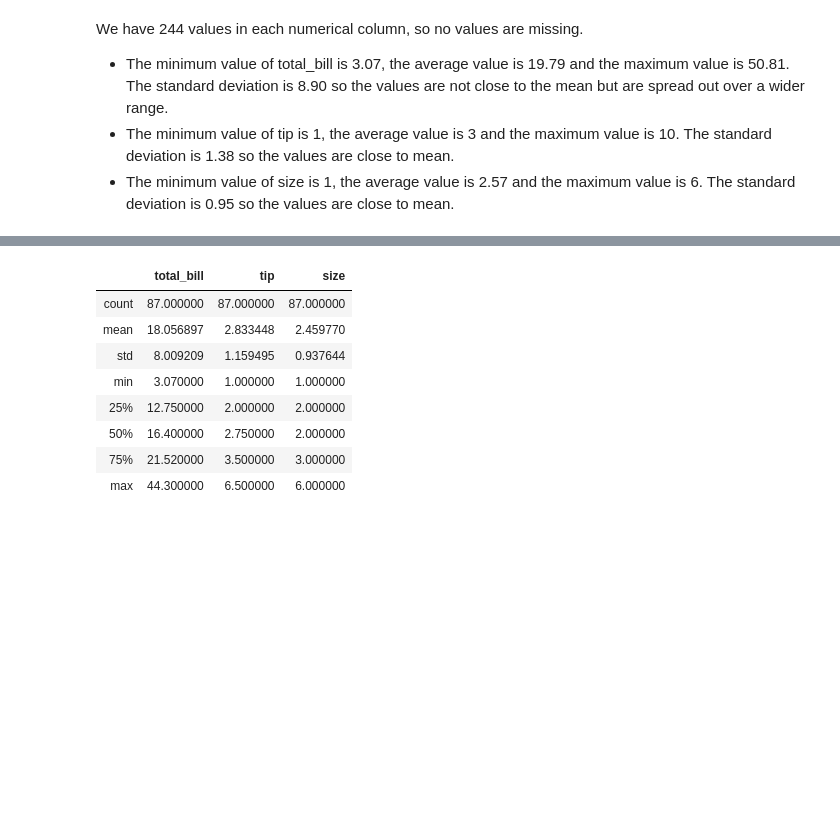
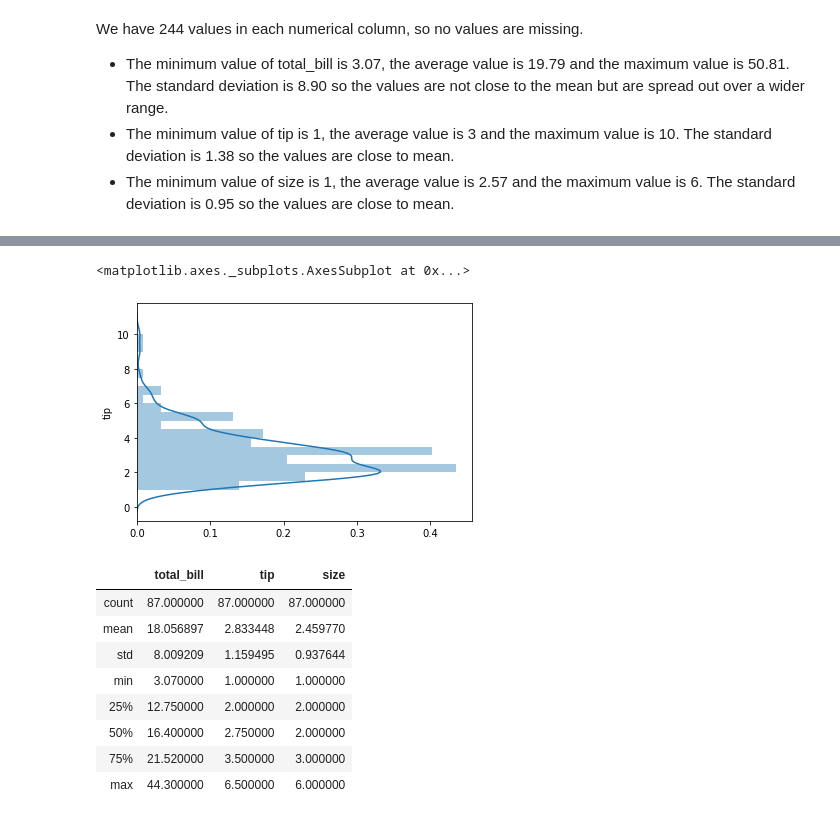
Before and after one commit to amacuga/fundamentals-assessment, a Jupyter notebook: Assessment.ipynb, the cells around one changed output, grey strips where cells are left out. Cells and saved outputs as stored; diff of their text form; code cells hidden in the pictures; blank space fills up the shorter version.

```diff
--- a/Assessment.ipynb
+++ b/Assessment.ipynb
@@ -76,3 +156,9 @@ We have 244 values in each numerical column, so no values are missing.
+# %%
+# Returns a plot of tip.
+sns.distplot(tips.tip,  vertical=True)
+# %% [output]
+<matplotlib.axes._subplots.AxesSubplot at 0x...>
+[figure, added]
 # %%
 # Returns summary statistics of the dataset only for Females.
 (tips.loc[tips.loc[:, 'sex'] == 'Female']).describe()
```
Also changed, not shown: parts of 15 cells of this notebook.
